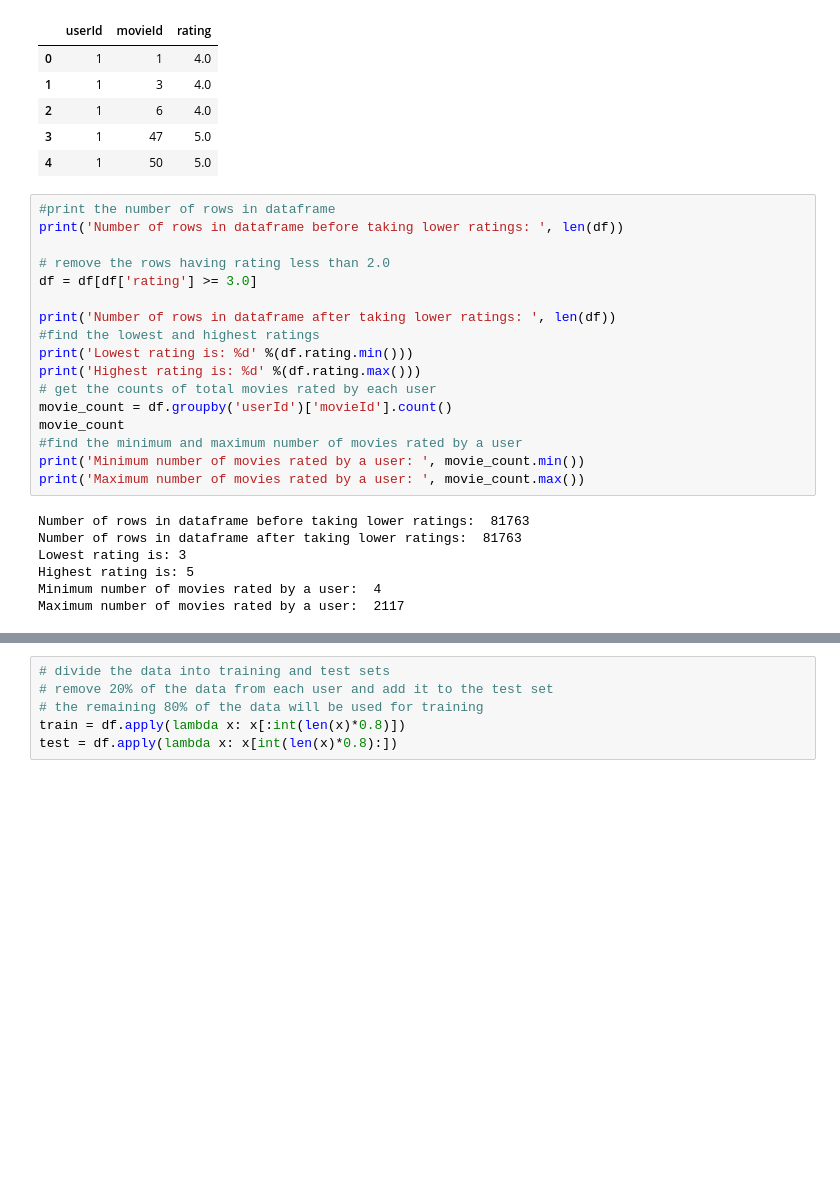
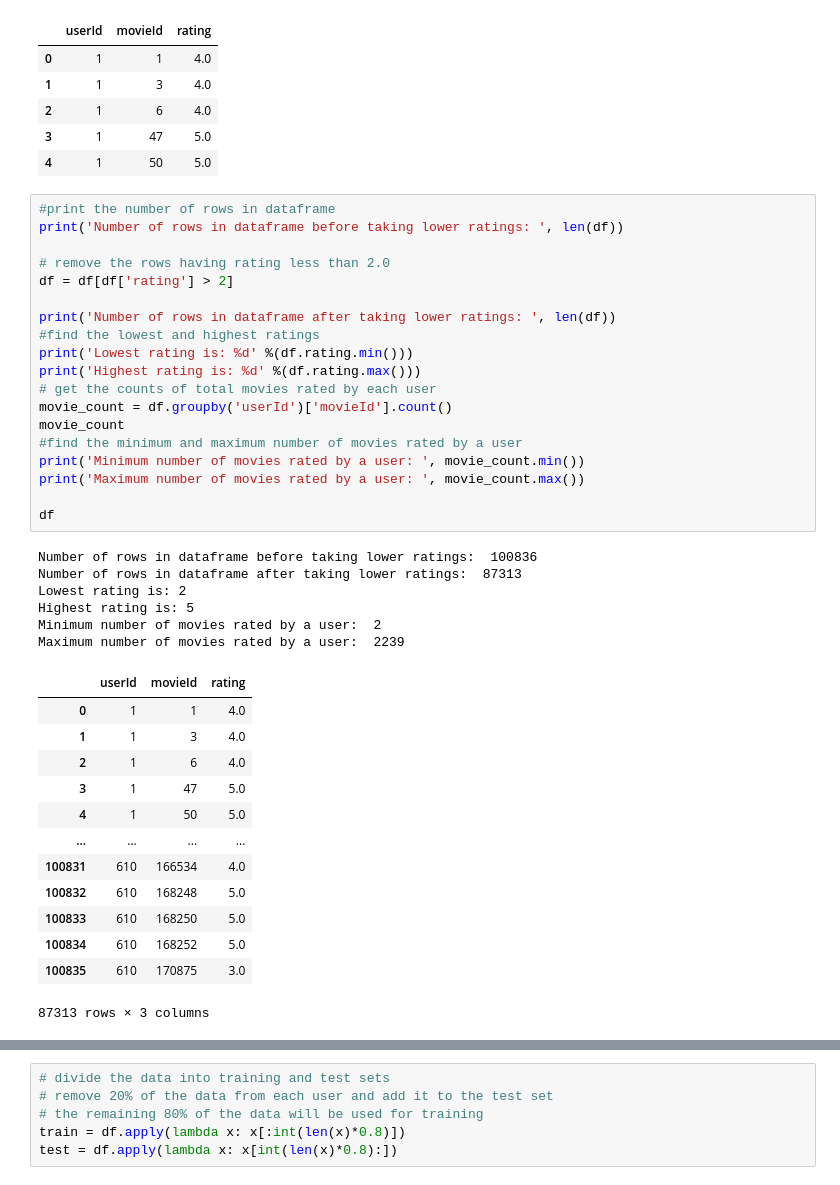
Before and after one commit to sn-007/Movie_recomendation_system, a Jupyter notebook: association_rule_mining.ipynb, the cells around one changed output, grey strips where cells are left out. Saved outputs shown, nothing was run; the diff lists cells and outputs as text; blank space fills up the shorter version.

```diff
--- a/association_rule_mining.ipynb
+++ b/association_rule_mining.ipynb
@@ -19,27 +19,42 @@ df.head()
 # %%
 #print the number of rows in dataframe
 print('Number of rows in dataframe before taking lower ratings: ', len(df))
 
 # remove the rows having rating less than 2.0
-df = df[df['rating'] >= 3.0]
+df = df[df['rating'] > 2]
 
 print('Number of rows in dataframe after taking lower ratings: ', len(df))
 #find the lowest and highest ratings
 print('Lowest rating is: %d' %(df.rating.min()))
 print('Highest rating is: %d' %(df.rating.max()))
 # get the counts of total movies rated by each user
 movie_count = df.groupby('userId')['movieId'].count()
 movie_count
 #find the minimum and maximum number of movies rated by a user
 print('Minimum number of movies rated by a user: ', movie_count.min())
 print('Maximum number of movies rated by a user: ', movie_count.max())
+
+df
 # %% [output]
-Number of rows in dataframe before taking lower ratings:  81763
-Number of rows in dataframe after taking lower ratings:  81763
-Lowest rating is: 3
+Number of rows in dataframe before taking lower ratings:  100836
+Number of rows in dataframe after taking lower ratings:  87313
+Lowest rating is: 2
 Highest rating is: 5
-Minimum number of movies rated by a user:  4
-Maximum number of movies rated by a user:  2117
+Minimum number of movies rated by a user:  2
+Maximum number of movies rated by a user:  2239
+|  | userId | movieId | rating |
+| 0 | 1 | 1 | 4.0 |
+| 1 | 1 | 3 | 4.0 |
+| 2 | 1 | 6 | 4.0 |
+| 3 | 1 | 47 | 5.0 |
+| 4 | 1 | 50 | 5.0 |
+| ... | ... | ... | ... |
+| 100831 | 610 | 166534 | 4.0 |
+| 100832 | 610 | 168248 | 5.0 |
+| 100833 | 610 | 168250 | 5.0 |
+| 100834 | 610 | 168252 | 5.0 |
+| 100835 | 610 | 170875 | 3.0 |
+87313 rows × 3 columns
 # %%
 # for each user find the set of movies they rated and having a rating greater than 2
 df = df.groupby('userId')['movieId'].apply(set)
```
Also changed, not shown: parts of 13 cells of this notebook, 3 other files.
